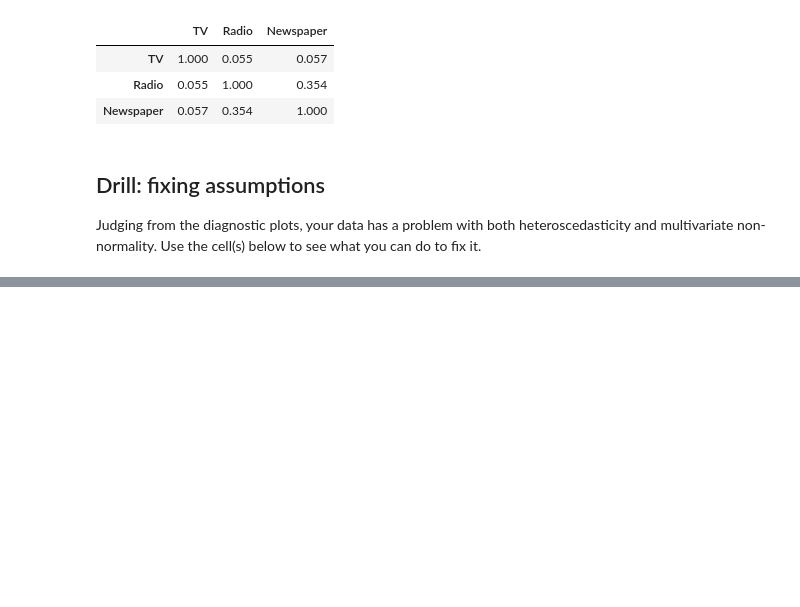
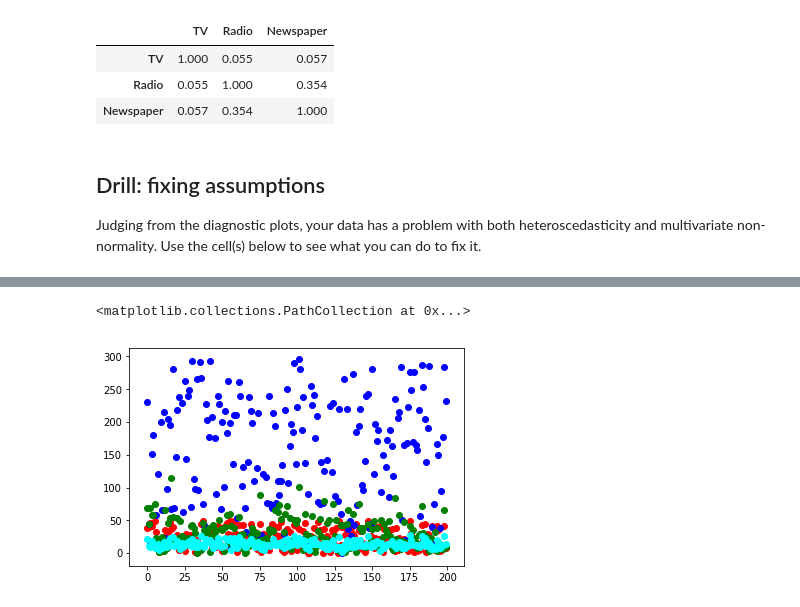
Before and after one commit to jordanplanders/Thinkful, a Jupyter notebook: Bootcamp/Unit 2/Project 2-4-3.ipynb, the cells around one changed output, grey strips where cells are left out. Saved outputs shown, nothing was run; the diff lists cells and outputs as text; code cells hidden in the pictures; blank space fills up the shorter version.

```diff
--- a/Bootcamp/Unit 2/Project 2-4-3.ipynb
+++ b/Bootcamp/Unit 2/Project 2-4-3.ipynb
@@ -242,0 +263,9 @@ plt.show()
+# %%
+# plt.plot(data['Radio'], c='red')
+plt.scatter([ik for ik in range(len(data['Radio']))], data['Radio'], c= 'red')
+plt.scatter([ik for ik in range(len(data['TV']))], data['TV'], c= 'blue')
+plt.scatter([ik for ik in range(len(data['Newspaper']))], data['Newspaper'], c= 'green')
+plt.scatter([ik for ik in range(len(data['Sales']))], data['Sales'], c= 'cyan')
+# %% [output]
+<matplotlib.collections.PathCollection at 0x...>
+[figure, added]
```
Also changed, not shown: parts of 5 cells of this notebook.
